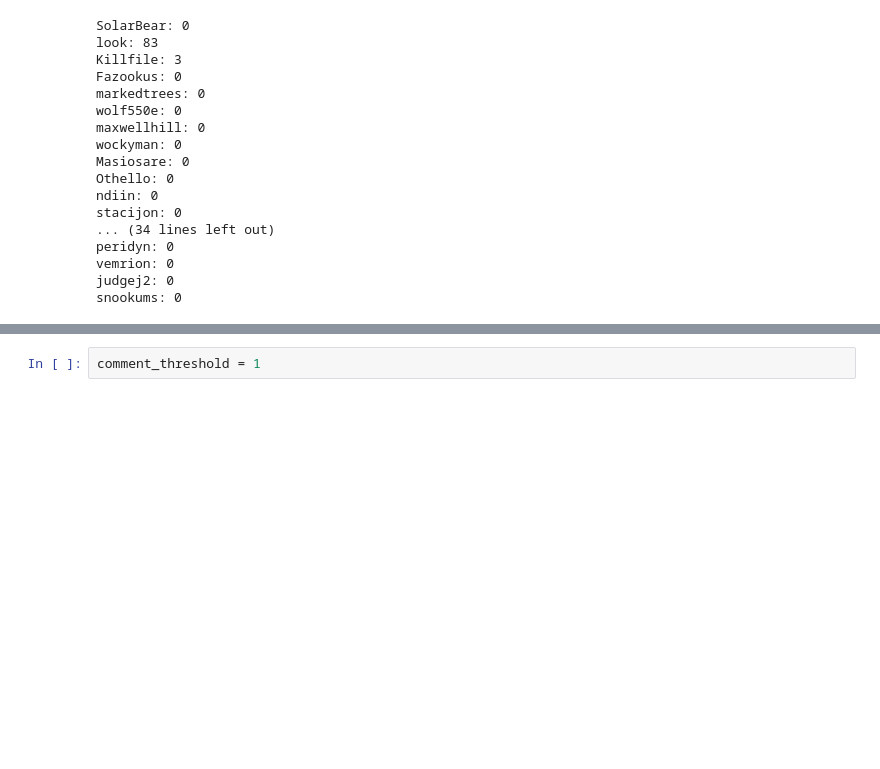
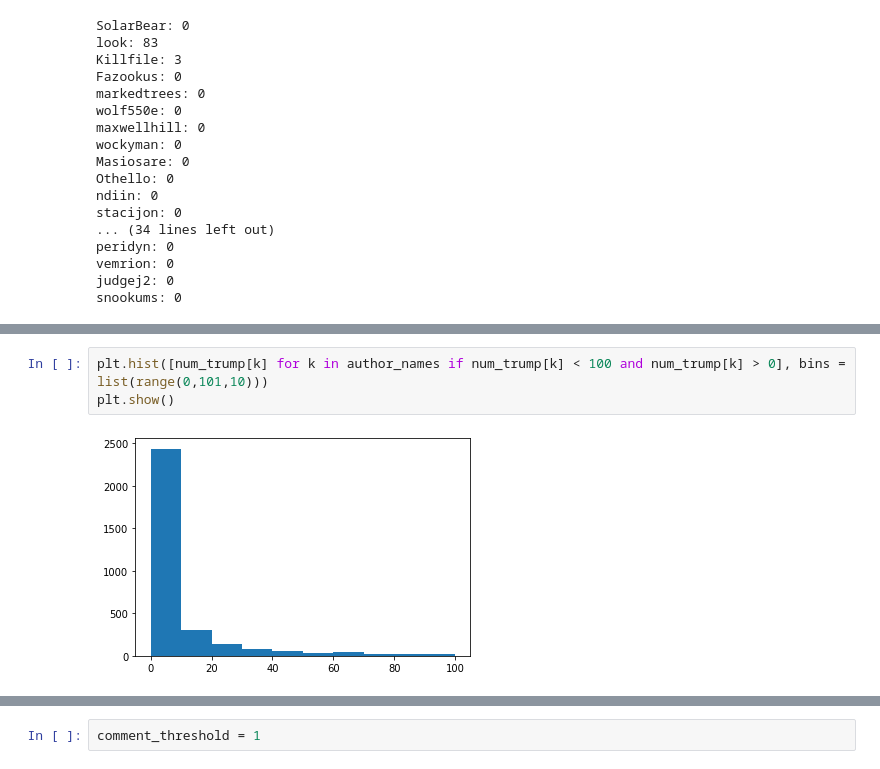
Before and after one commit to SourabhChakraborty/undergrad_thesis, a Jupyter notebook: lda.ipynb, the cells around one changed output, grey strips where cells are left out. Drawn from its saved outputs; the diff is of its cells as text; blank space fills up the shorter version.

```diff
--- a/lda.ipynb
+++ b/lda.ipynb
@@ -132,0 +195,5 @@ snookums: 0
+# %%
+plt.hist([num_trump[k] for k in author_names if num_trump[k] < 100 and num_trump[k] > 0], bins = list(range(0,101,10)))
+plt.show()
+# %% [output]
+[figure, added]
```
Also changed, not shown: parts of 49 cells of this notebook, 1 other file.
